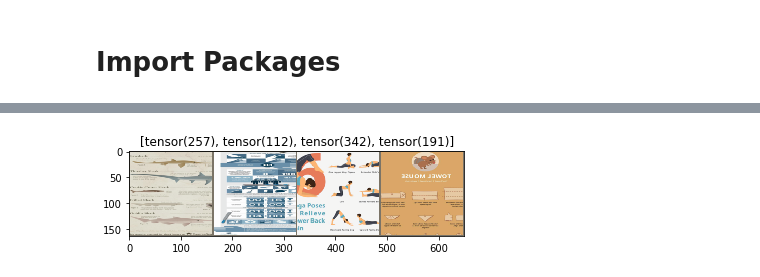
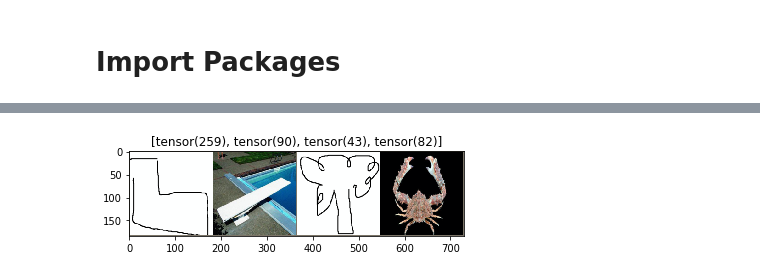
Before and after one commit to david-siqi-liu/cs684-final-project, a Jupyter notebook: cs684_project.ipynb, the cells around one changed output, grey strips where cells are left out. Saved outputs shown, nothing was run; the diff lists cells and outputs as text; code cells hidden in the pictures.

```diff
--- a/cs684_project.ipynb
+++ b/cs684_project.ipynb
@@ -296,12 +79,5 @@ clipart  infograph  real  sketch
-# %%
-# Directories
-home_dir = 'drive/My Drive/Colab Notebooks/'
-img_dir = home_dir + 'data/'
-label_dir = home_dir + 'label/'
 # %%
 ###### LIST LOADER #######
-
-# Reference: https://github.com/Panda-Peter/visda2019-multisource/blob/master/Adapt/datasets/list_loader.py
 
 def default_loader(path):
     """Default loader
@@ -313,7 +89,7 @@ def collect_images(img_dir, labels):
 
   Parameters:
   img_dir (String) : the directory containing the images
-  labels (List[String]) : a list of labels (possibly with multiple sources together)
+  labels (List[String]) : a list of labels (merged multiple sources together)
 
   Returns:
   List[(String, String)]
@@ -324,7 +100,7 @@ def collect_images(img_dir, labels):
     path = os.path.join(img_dir, data[0])
     # Unlabelled target data (i.e. clipart)
     if (len(data) == 1):
-      label = None
+      label = int(0)
     else:
       label = int(data[1])
     item = (path, label)
@@ -367,7 +143,7 @@ def make_data_loader(dataset, train_or_test):
                            shuffle=True, num_workers=4)
   else:
     return data.DataLoader(dataset, batch_size=4,
-                           shuffle=False, num_workers=4)
+                           shuffle=True, num_workers=4)
 # %%
 ###### TRAINER ######
 
@@ -392,10 +168,10 @@ class Trainer(object):
 
     def setup_loader(self):
         # Directories
-        self.home_dir = 'drive/My Drive/Colab Notebooks/'
+        self.home_dir = ''
         self.img_dir = home_dir + 'data/'
         self.label_dir = home_dir + 'label/'
-        self.source = ['infograph']
+        self.source = ['infograph', 'quickdraw', 'real', 'sketch']
         self.target = ['clipart']
 
         train_transforms = transforms.Compose([transforms.Resize([200, 200]),
@@ -497,4 +276,7 @@ out = torchvision.utils.make_grid(sample_img)
 # %%
+sample_idx, sample_img, sample_label = next(iter(trainer.source_test_dataloader))
+out = torchvision.utils.make_grid(sample_img)
+
 imshow(out, title=[x for x in sample_label])
 # %% [output]
-[figure, old version]
+[figure, new version]
```
Also changed, not shown: parts of 29 cells of this notebook.
